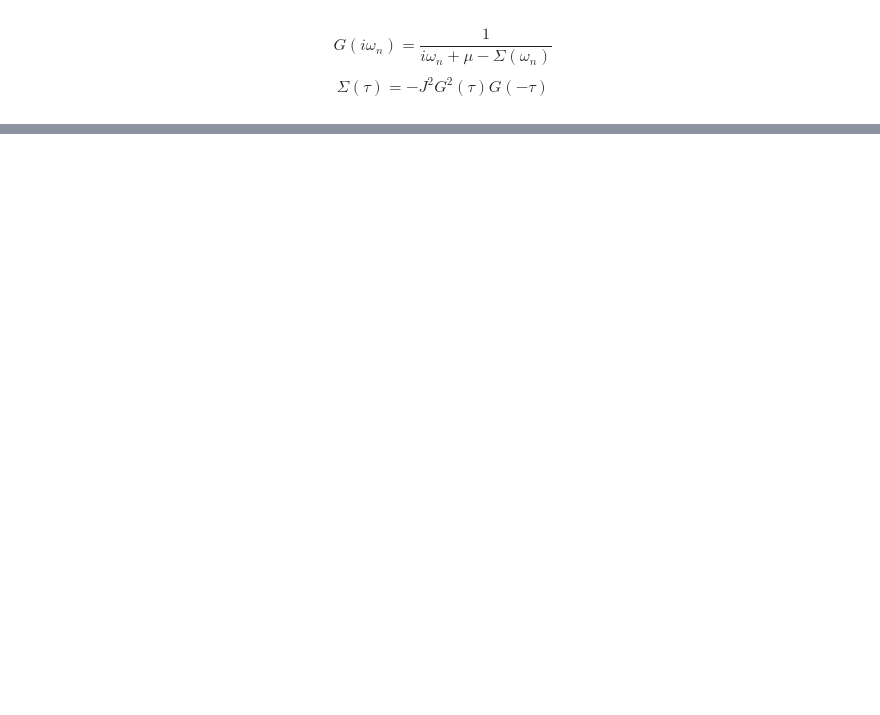
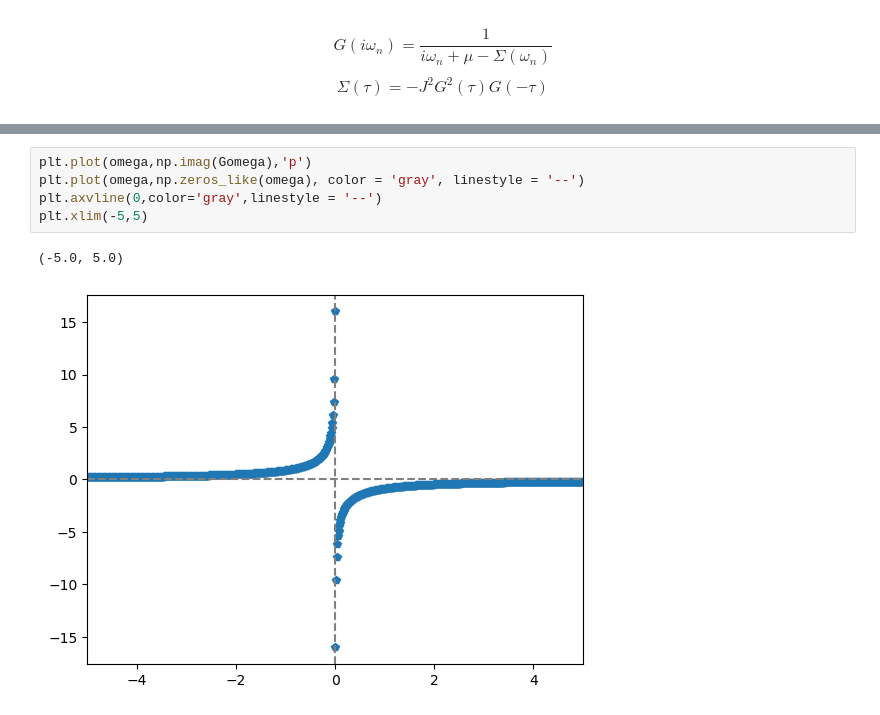
Before and after one commit to aravindhshankar/TwoSidedYSYK, a Jupyter notebook: BenchmarkSachdev2015.ipynb, the cells around one changed output, grey strips where cells are left out. Cells and saved outputs as stored; diff of their text form; blank space fills up the shorter version.

```diff
--- a/BenchmarkSachdev2015.ipynb
+++ b/BenchmarkSachdev2015.ipynb
@@ -56,0 +65,8 @@ plt.legend()
+# %%
+plt.plot(omega,np.imag(Gomega),'p')
+plt.plot(omega,np.zeros_like(omega), color = 'gray', linestyle = '--')
+plt.axvline(0,color='gray',linestyle = '--')
+plt.xlim(-5,5)
+# %% [output]
+(-5.0, 5.0)
+[figure, added]
```
Also changed, not shown: parts of 10 cells of this notebook, 1 other file.
